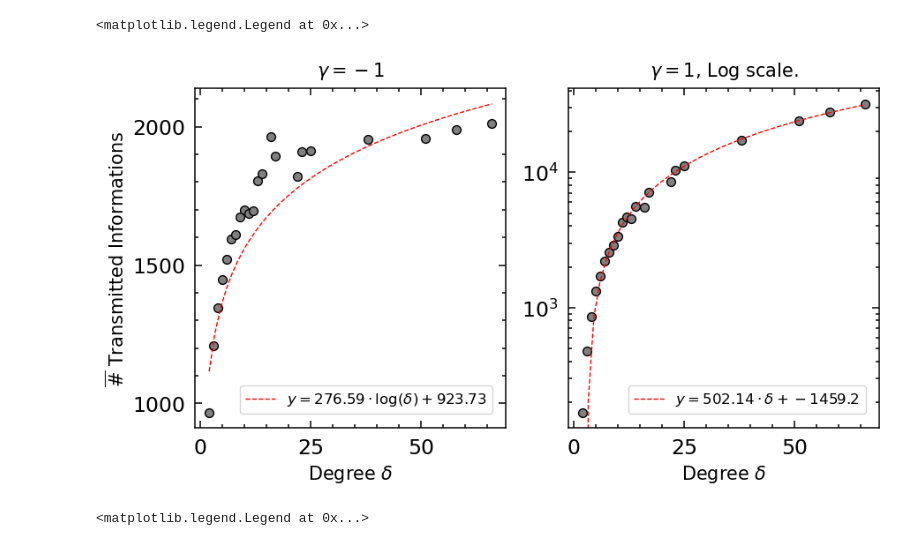
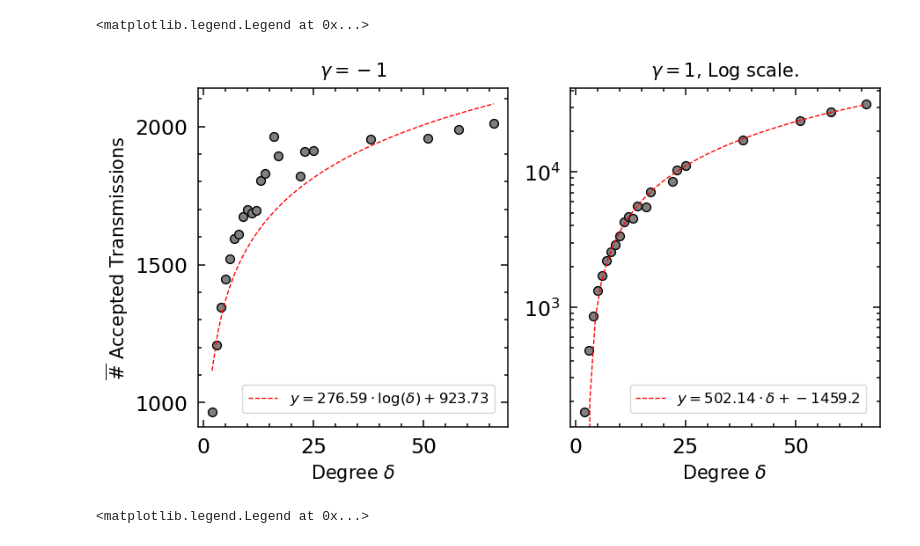
Before and after one commit to patrick-oliveira/EntropiaGrafos, a Jupyter notebook: notebooks/Análise Caso 4.ipynb, the cells around one changed output. Drawn from its saved outputs; the diff is of its cells as text; code cells hidden in the pictures.

```diff
--- a/notebooks/Análise Caso 4.ipynb
+++ b/notebooks/Análise Caso 4.ipynb
@@ -27,7 +27,7 @@ titles[1] = titles[1] + ", Log scale."
 title_size = 15
 single_ylabel = True
 position_ylabel = "left"
-ylabel = r"$\overline{\#}$ Transmitted Informations"
+ylabel = r"$\overline{\#}$ Accepted Transmissions"
 ylabel_fontsize = 15
 xlabel_bottom_only = True
 xlabel = r"Degree $\delta$"
@@ -113,34 +113,34 @@ axs[0].legend(fontsize = 12, loc = 'lower right', bbox_to_anchor = (0.98, 0.02))
 
 # axs[1].legend(fontsize = 12, loc = 'lower right', bbox_to_anchor = (0.98, 0.02))
 
 
 
 
 selected_params = [x for x in params if x['gamma'] == 1]
 degrees = []
 counts = []
 for p in selected_params:
     degrees.append(list(results[make_tuple(p)][measure].keys()))
     counts.append(list(results[make_tuple(p)][measure].values()))
 
 degrees = degrees[0]
 counts  = np.array(counts).mean(axis = 0)
 
 axs[1].set_yscale('log')
 axs[1].scatter(degrees, counts, c = 'grey', edgecolors = 'k',  s = marksize)
 
 
 p = np.polyfit(degrees, counts, 1)
 a = p[0]
 b = p[1]
 x_fitted = np.linspace(np.min(degrees), np.max(degrees), 50)
 y_fitted = a*x_fitted + b
 axs[1].plot(x_fitted, y_fitted, 'r--', linewidth = 1, label = rf'$y = {np.round(a, 2)}\cdot \delta + {np.round(b, 2)}$')
 
 axs[1].legend(fontsize = 12, loc = 'lower right', bbox_to_anchor = (0.98, 0.02))
 # %% [output]
 <matplotlib.legend.Legend at 0x...>
-[figure, old version]
+[figure, new version]
 # %%
 nrows = 1
 ncols = 2
```
Also changed, not shown: 45 other files.
